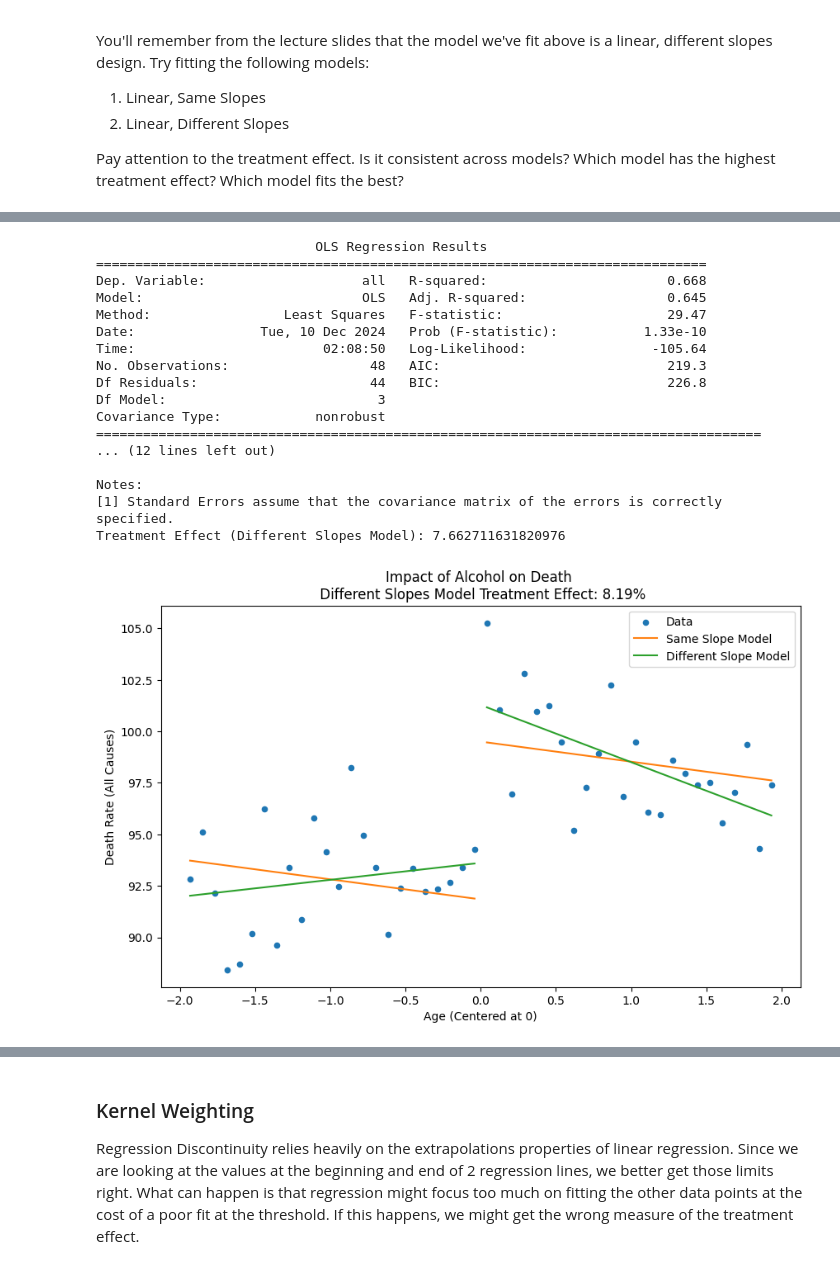
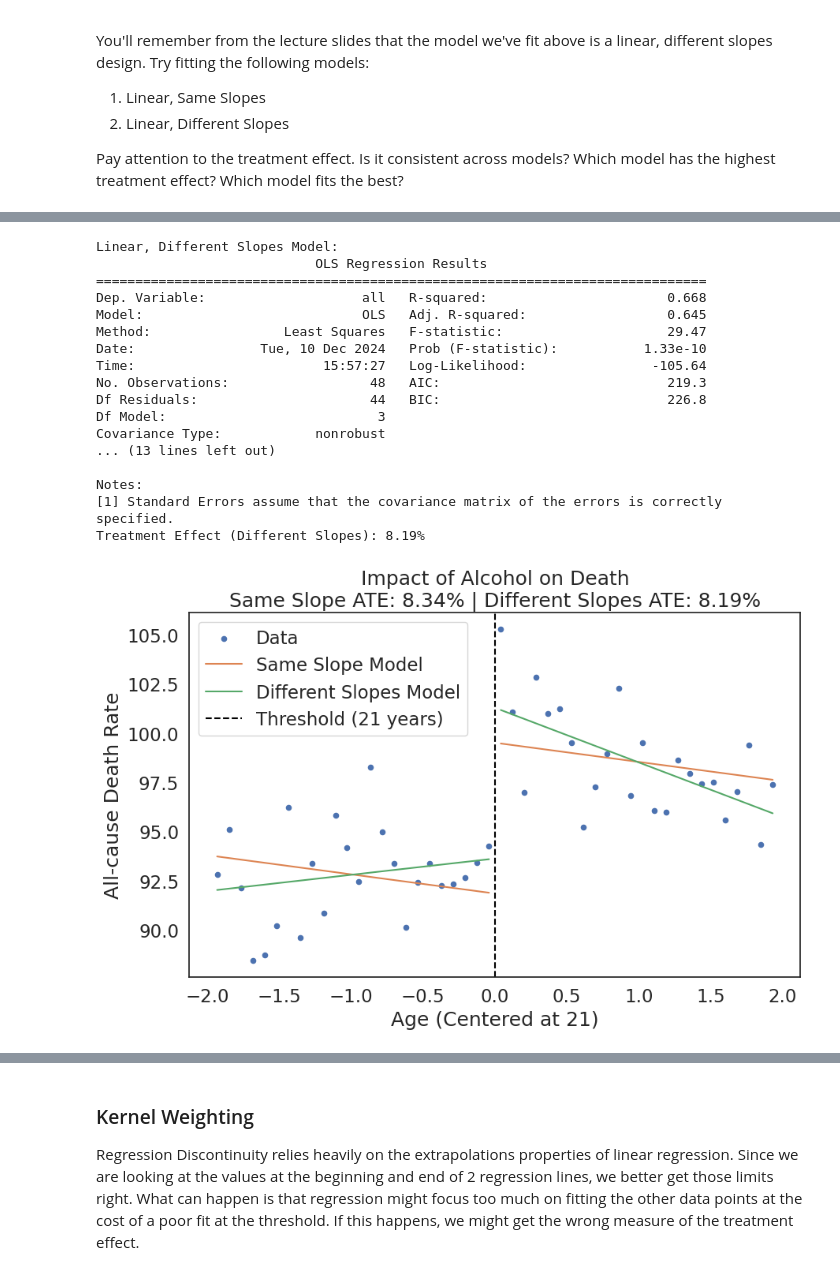
Before and after one commit to Alison339/QM2-1, a Jupyter notebook: notebooks/W09. Regression Discontinuity.ipynb, the cells around one changed output, grey strips where cells are left out. Drawn from its saved outputs; the diff is of its cells as text; code cells hidden in the pictures.

```diff
--- a/notebooks/W09. Regression Discontinuity.ipynb
+++ b/notebooks/W09. Regression Discontinuity.ipynb
@@ -251,14 +251,14 @@ import matplotlib.pyplot as plt
 import seaborn as sns
 import statsmodels.formula.api as smf
 
-# Load the dataset
+sns.set(font_scale=1.5)
+sns.set_style("white")
+
+# 1. Read data and preprocess
 drinking = pd.read_csv("https://storage.googleapis.com/qm2/rdd/drinking.csv")
 
-# Center the agecell variable at the threshold (21 years old)
+# Center agecell at 21 years old
 drinking["agecell"] -= 21
 
-# Create the threshold variable (1 if age > 21, 0 otherwise)
+# Create threshold variable: 1 if agecell>0, 0 otherwise
 drinking["threshold"] = (drinking["agecell"] > 0).astype(int)
-
-# Display the first few rows of the dataset
-drinking.head()
@@ -300,57 +293,51 @@ Treatment Effect (Same Slopes Model): 7.66271163182102
 # %%
-# Fit the linear, different slopes model
+# Fitting the linear, different slopes model
 model_diff_slope = smf.ols("all ~ agecell * threshold", data=drinking).fit()
 
-# Display the summary of the model
+# Calculate the treatment effect (ATE) of the different slopes model
+ate_pct_diff = 100*((model_diff_slope.params["threshold"] + model_diff_slope.params["Intercept"])/model_diff_slope.params["Intercept"] - 1)
+
+print("\nLinear, Different Slopes Model:")
 print(model_diff_slope.summary())
-
-# Extract the treatment effect
-treatment_effect_diff = model_diff_slope.params["threshold"]
-print(f"Treatment Effect (Different Slopes Model): {treatment_effect_diff}")
+print(f"Treatment Effect (Different Slopes): {ate_pct_diff:.2f}%")
 # %% [output]
+Linear, Different Slopes Model:
                             OLS Regression Results
 ==============================================================================
 Dep. Variable:                    all   R-squared:                       0.668
 Model:                            OLS   Adj. R-squared:                  0.645
 Method:                 Least Squares   F-statistic:                     29.47
 Date:                Tue, 10 Dec 2024   Prob (F-statistic):           1.33e-10
-Time:                        02:08:50   Log-Likelihood:                -105.64
+Time:                        15:57:27   Log-Likelihood:                -105.64
 No. Observations:                  48   AIC:                             219.3
 Df Residuals:                      44   BIC:                             226.8
 Df Model:                           3
 Covariance Type:            nonrobust
-=====================================================================================
-... (12 lines left out)
+... (13 lines left out)
 
 Notes:
 [1] Standard Errors assume that the covariance matrix of the errors is correctly specified.
-Treatment Effect (Different Slopes Model): 7.662711631820976
+Treatment Effect (Different Slopes): 8.19%
 # %%
-# Calculate the treatment effect percentage for different slopes model
-ate_pct_diff = 100 * ((model_diff_slope.params["threshold"] + model_diff_slope.params["Intercept"]) / model_diff_slope.params["Intercept"] - 1)
-
-# Create scatter plot and add predictions for both models
-fig, ax = plt.subplots(figsize=(10, 6))
-
-# Plot the actual data points
+# Draw comparison
+fig, ax = plt.subplots(figsize=(10,6))
+# Draw original data points
 drinking.plot.scatter(x="agecell", y="all", color="C0", ax=ax, label="Data")
 
-# Add predictions from the same slopes model
-drinking.assign(predictions_same=model_same_slope.fittedvalues).plot(
-    x="agecell", y="predictions_same", ax=ax, color="C1", label="Same Slope Model"
-)
+# Plot the digram for the same slope model prediction line
+drinking.assign(predictions=model_same_slope.fittedvalues).plot(
+    x="agecell", y="predictions", ax=ax, color="C1", label="Same Slope Model")
 
-# Add predictions from the different slopes model
-drinking.assign(predictions_diff=model_diff_slope.fittedvalues).plot(
-    x="agecell", y="predictions_diff", ax=ax, color="C2", label="Different Slope Model"
-)
+# Plot the digram for the different slope model prediction line
+drinking.assign(predictions=model_diff_slope.fittedvalues).plot(
+    x="agecell", y="predictions", ax=ax, color="C2", label="Different Slopes Model")
 
-# Add title and labels
-plt.title(f"Impact of Alcohol on Death \n Different Slopes Model Treatment Effect: {np.round(ate_pct_diff, 2)}%")
-plt.xlabel("Age (Centered at 0)")
-plt.ylabel("Death Rate (All Causes)")
+plt.axvline(0, color="black", linestyle="--", label="Threshold (21 years)")
+plt.title(f"Impact of Alcohol on Death\nSame Slope ATE: {ate_pct_same:.2f}% | Different Slopes ATE: {ate_pct_diff:.2f}%")
+plt.xlabel("Age (Centered at 21)")
+plt.ylabel("All-cause Death Rate")
 plt.legend()
 plt.show()
 # %% [output]
-[figure, old version]
+[figure, new version]
 # %% [markdown]
```
Also changed, not shown: parts of 3 cells of this notebook.
